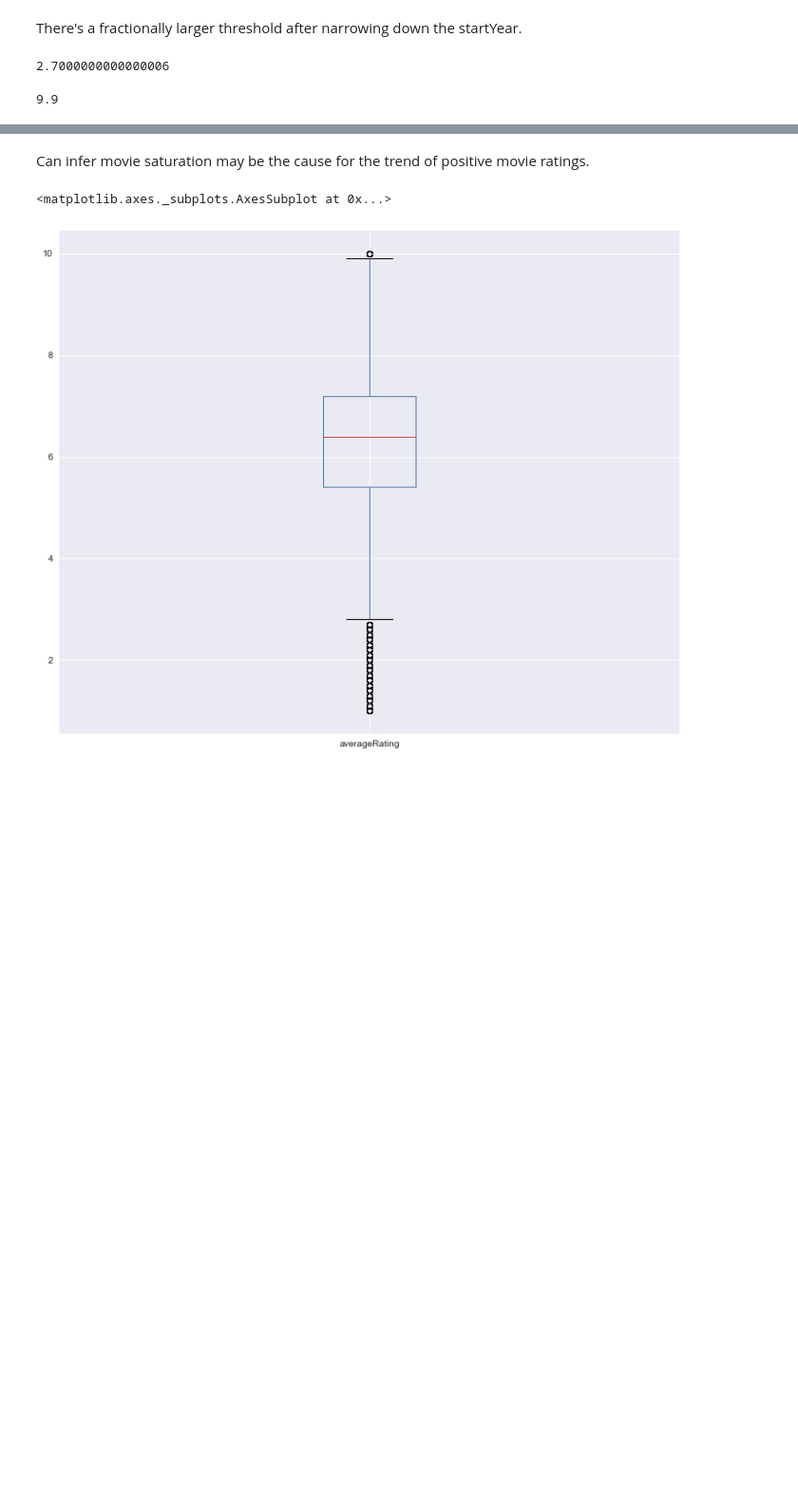
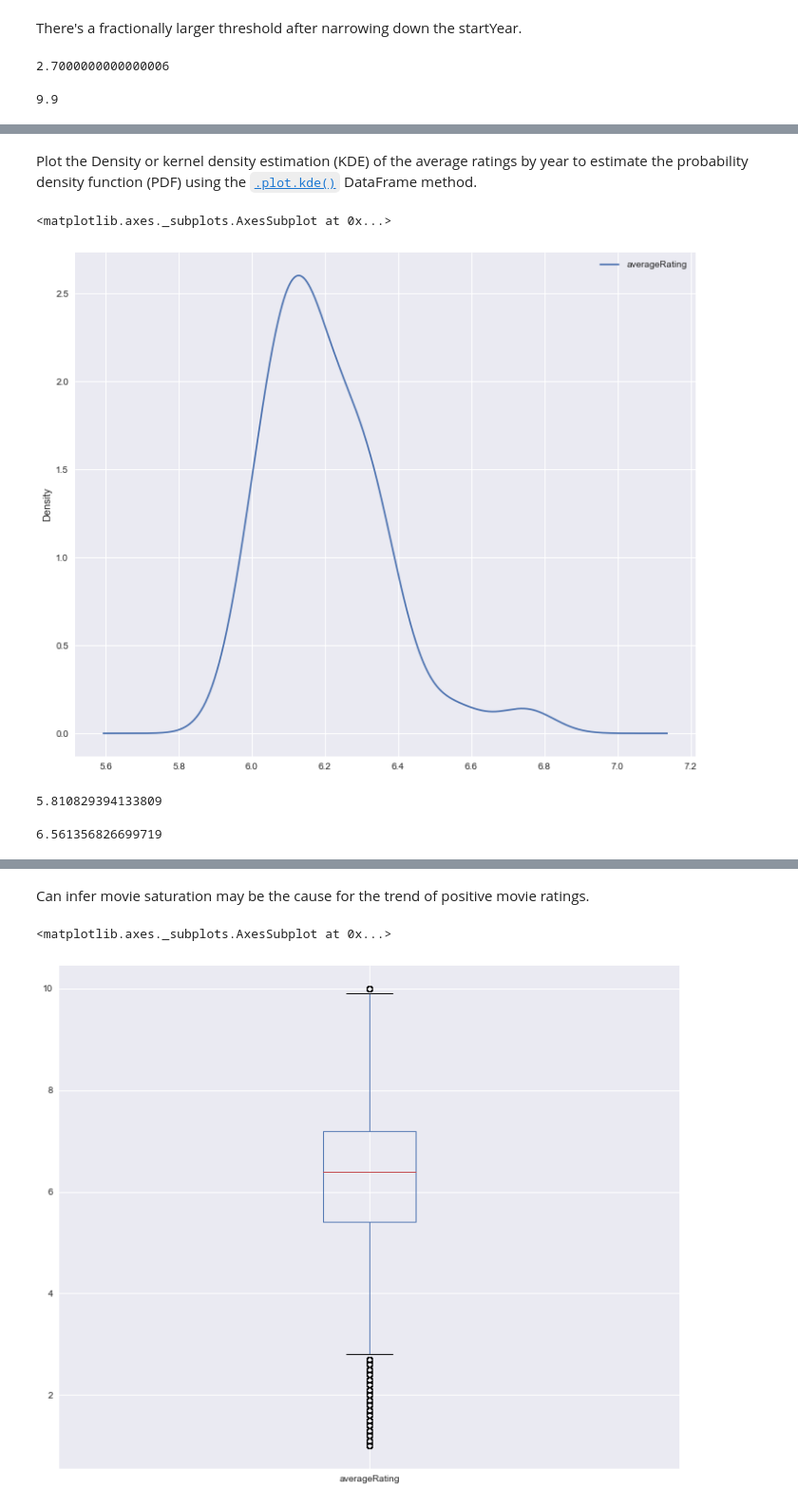
Before and after one commit to dniedermier-cscc/Scrum-Lords-Capstone-2018, a Jupyter notebook: IMDB/Working Notebooks/IMDB_Capstone_CS.ipynb, the cells around one changed output, grey strips where cells are left out. Shown at 95% size. Drawn from its saved outputs; the diff is of its cells as text; code cells hidden in the pictures; blank space fills up the shorter version.

```diff
--- a/IMDB/Working Notebooks/IMDB_Capstone_CS.ipynb
+++ b/IMDB/Working Notebooks/IMDB_Capstone_CS.ipynb
@@ -506,0 +512,21 @@ movie_pivot.plot(kind='bar')
+# %% [markdown]
+Plot the Density or kernel density estimation (KDE) of the average ratings by year to estimate the probability density function (PDF) using the [`.plot.kde()`](https://pandas.pydata.org/pandas-docs/stable/generated/pandas.DataFeame.plot.kde.html) DataFrame method.
+# %%
+# create a Series of the average movie rating by year
+movie_pivot = current_movie_data.pivot_table(index="startYear", values=["averageRating"])
+
+# plot the Density or (KDE)
+movie_pivot.plot.kde()
+# %% [output]
+<matplotlib.axes._subplots.AxesSubplot at 0x...>
+[figure, added]
+# %%
+q1 = movie_pivot.averageRating.quantile(0.25)  # first quartile
+q3 = movie_pivot.averageRating.quantile(0.75)  # third quartile
+IQR = q3 - q1  # IQR
+lower_threshold = q1 - 1.5 * IQR  # lower threshold
+upper_threshold = q3 + 1.5 * IQR  # upper threshold
+display(lower_threshold, upper_threshold)
+# %% [output]
+5.810829394133809
+6.561356826699719
```
Also changed, not shown: parts of 8 cells of this notebook, 1 other file.
